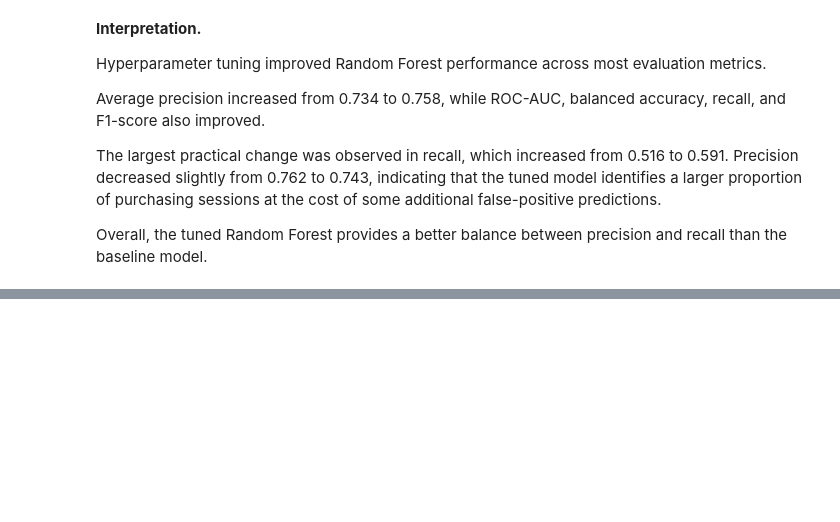
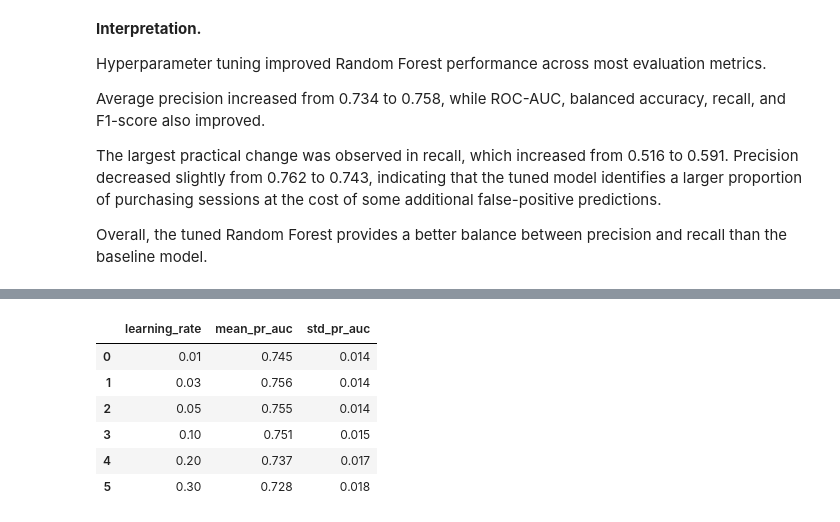
Before and after one commit to EmilB04/Machine-Learning, a Jupyter notebook: project1/notebooks/analysis.ipynb, the cells around one changed output, grey strips where cells are left out. Saved outputs shown, nothing was run; the diff lists cells and outputs as text; code cells hidden in the pictures; blank space fills up the shorter version.

```diff
--- a/project1/notebooks/analysis.ipynb
+++ b/project1/notebooks/analysis.ipynb
@@ -1565,0 +1664,55 @@ and recall than the baseline model.
+# %%
+learning_rates = [
+    0.01,
+    0.03,
+    0.05,
+    0.1,
+    0.2,
+    0.3
+]
+
+xgb_lr_results = []
+
+for lr in learning_rates:
+
+    model = Pipeline([
+        ("preprocessor", preprocessor),
+        (
+            "model",
+            XGBClassifier(
+                n_estimators=100,
+                learning_rate=lr,
+                max_depth=5,
+                random_state=42,
+                eval_metric="logloss",
+                n_jobs=1
+            )
+        )
+    ])
+
+    scores = cross_val_score(
+        model,
+        X_train,
+        y_train,
+        cv=cv,
+        scoring="average_precision",
+        n_jobs=-1
+    )
+
+    xgb_lr_results.append({
+        "learning_rate": lr,
+        "mean_pr_auc": scores.mean(),
+        "std_pr_auc": scores.std()
+    })
+
+xgb_lr_results = pd.DataFrame(xgb_lr_results)
+
+xgb_lr_results.round(3)
+# %% [output]
+|  | learning_rate | mean_pr_auc | std_pr_auc |
+| 0 | 0.01 | 0.745 | 0.014 |
+| 1 | 0.03 | 0.756 | 0.014 |
+| 2 | 0.05 | 0.755 | 0.014 |
+| 3 | 0.10 | 0.751 | 0.015 |
+| 4 | 0.20 | 0.737 | 0.017 |
+| 5 | 0.30 | 0.728 | 0.018 |
```
Also changed, not shown: parts of 17 cells of this notebook.
